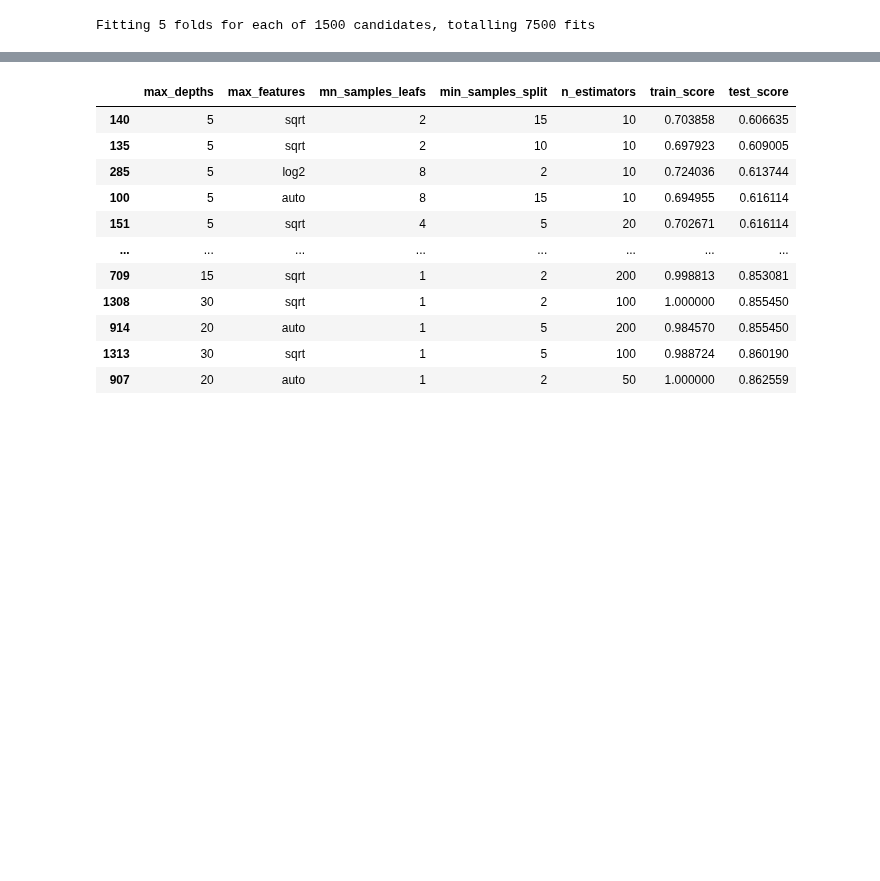
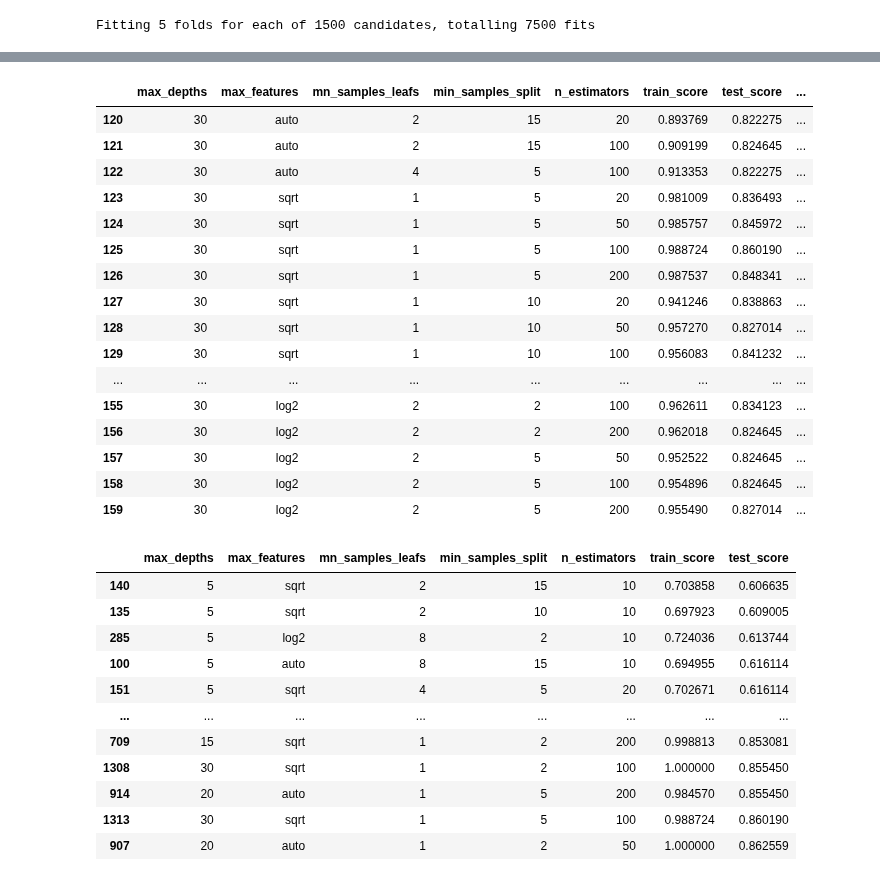
Before and after one commit to shekharbiswas/Obesity, a Jupyter notebook: Visuals.ipynb, the cells around one changed output, grey strips where cells are left out. Drawn from its saved outputs; the diff is of its cells as text; code cells hidden in the pictures; blank space fills up the shorter version.

```diff
--- a/Visuals.ipynb
+++ b/Visuals.ipynb
@@ -371,3 +373,23 @@ px.scatter(df_rf1, x = 'index', y = 'value', color= 'variable')
+# %%
+df_rf.iloc[120:, :]
+# %% [output]
+|  | max_depths | max_features | mn_samples_leafs | min_samples_split | n_estimators | train_score | test_score | ... |
+| 120 | 30 | auto | 2 | 15 | 20 | 0.893769 | 0.822275 | ... |
+| 121 | 30 | auto | 2 | 15 | 100 | 0.909199 | 0.824645 | ... |
+| 122 | 30 | auto | 4 | 5 | 100 | 0.913353 | 0.822275 | ... |
+| 123 | 30 | sqrt | 1 | 5 | 20 | 0.981009 | 0.836493 | ... |
+| 124 | 30 | sqrt | 1 | 5 | 50 | 0.985757 | 0.845972 | ... |
+| 125 | 30 | sqrt | 1 | 5 | 100 | 0.988724 | 0.860190 | ... |
+| 126 | 30 | sqrt | 1 | 5 | 200 | 0.987537 | 0.848341 | ... |
+| 127 | 30 | sqrt | 1 | 10 | 20 | 0.941246 | 0.838863 | ... |
+| 128 | 30 | sqrt | 1 | 10 | 50 | 0.957270 | 0.827014 | ... |
+| 129 | 30 | sqrt | 1 | 10 | 100 | 0.956083 | 0.841232 | ... |
+| ... | ... | ... | ... | ... | ... | ... | ... | ... |
+| 155 | 30 | log2 | 2 | 2 | 100 | 0.962611 | 0.834123 | ... |
+| 156 | 30 | log2 | 2 | 2 | 200 | 0.962018 | 0.824645 | ... |
+| 157 | 30 | log2 | 2 | 5 | 50 | 0.952522 | 0.824645 | ... |
+| 158 | 30 | log2 | 2 | 5 | 100 | 0.954896 | 0.824645 | ... |
+| 159 | 30 | log2 | 2 | 5 | 200 | 0.955490 | 0.827014 | ... |
 # %%
 df_rf.sort_values(by = 'test_score')
 # %% [output]
```
Also changed, not shown: parts of 5 cells of this notebook.
